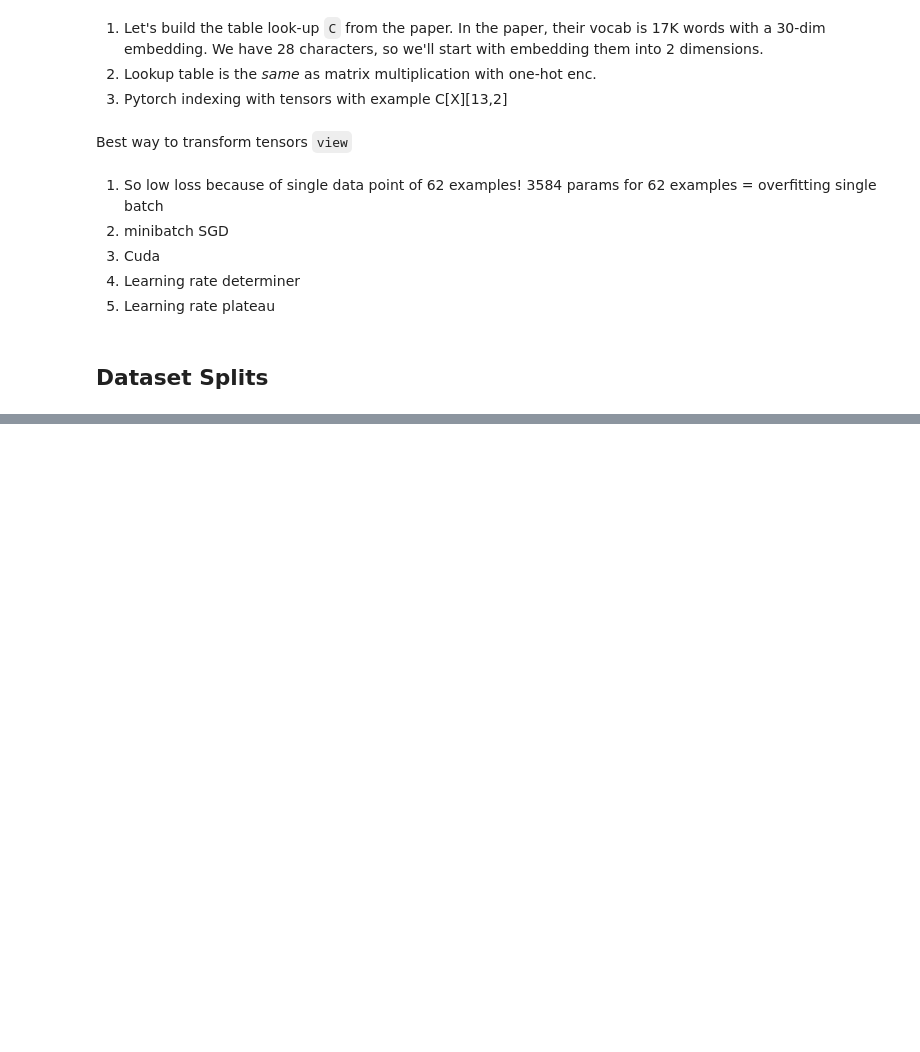
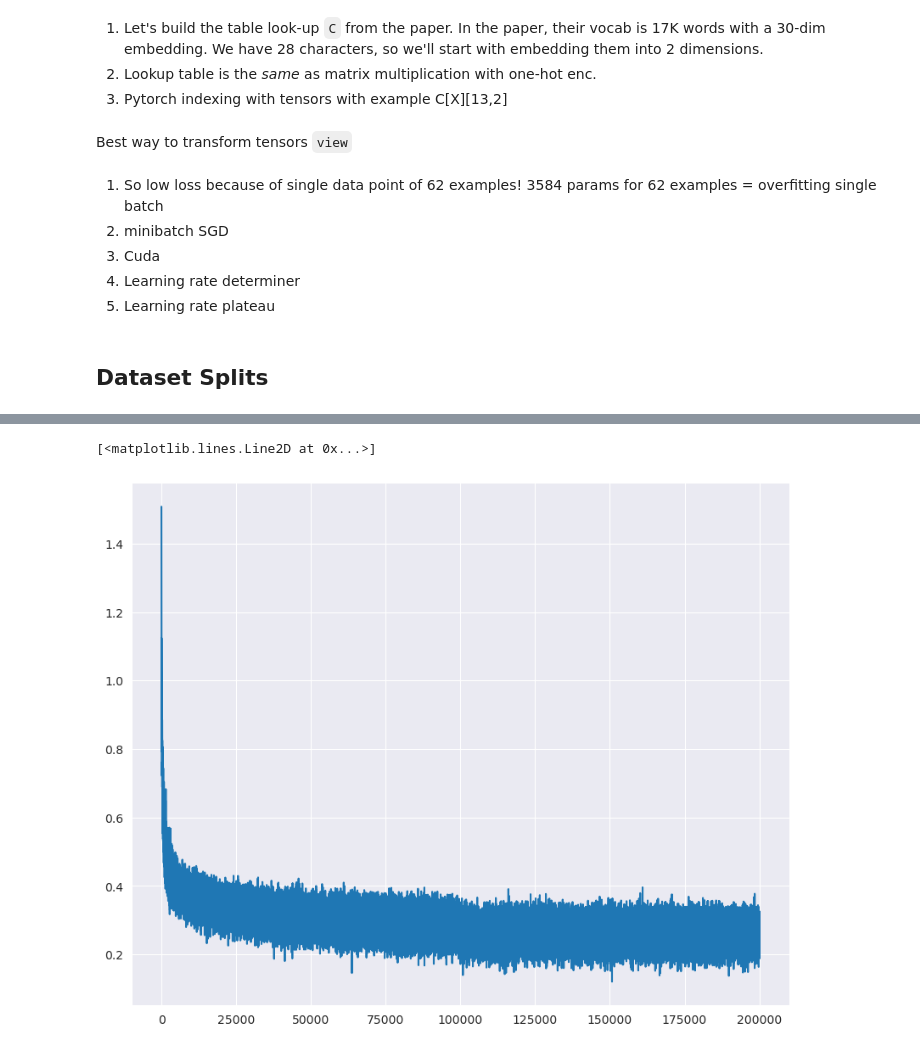
Before and after one commit to sudarshan85/aihumor, a Jupyter notebook: notebooks/03_mlp.ipynb, the cells around one changed output, grey strips where cells are left out. Drawn from its saved outputs; the diff is of its cells as text; code cells hidden in the pictures; blank space fills up the shorter version.

```diff
--- a/notebooks/03_mlp.ipynb
+++ b/notebooks/03_mlp.ipynb
@@ -185,5 +186,8 @@ X_test,Y_test = X[idxs[n2:]],Y[idxs[n2:]]
 # %%
-emb_size = 2
-hidden_dim = 100
+block_size = 3 # contenxt length: how many characters do we take to predict the next character
+emb_size = 10
+hidden_dim = 300
 input_dim = block_size * emb_size
-batch_size = 32
+batch_size = 128
+log_lossi = []
+stepi = []
@@ -235,0 +194,5 @@ print(loss.item())
+# %%
+device = use_gpu(False)
+# %%
+X,Y = build_dataset(texts, stoi)
+X_train,Y_train,X_dev,Y_dev,X_test,Y_test = split_datasets(X,Y, device=device)
@@ -235,0 +213,25 @@ print(loss.item())
+# %%
+%%time
+for i in range(200_000):
+  idx = torch.randint(0, len(X_train), (batch_size, ))
+
+  # forward pass
+  emb = C[X_train[idx]]
+  h = torch.tanh(emb.view(-1, input_dim) @ W1 + b1)
+  logits = h @ W2 + b2
+  loss = F.cross_entropy(logits, Y_train[idx])
+
+  # backward pass
+  for p in params:
+    p.grad = None
+  loss.backward()
+
+  # lr = 10**-1.4
+  lr = 10**-0.8 if i < 100_000 else 10**-1.4
+  for p in params:
+    p.data += -lr * p.grad
+
+  stepi.append(i)
+  log_lossi.append(loss.log10().item())
+
+# print(f'Training Loss: {loss.item():0.4f}')
@@ -235,0 +241,6 @@ print(loss.item())
+# %%
+fig, ax = plt.subplots(1,1,figsize=(10, 8))
+ax.plot(stepi, log_lossi)
+# %% [output]
+[<matplotlib.lines.Line2D at 0x...>]
+[figure, added]
```
Also changed, not shown: parts of 25 cells of this notebook.
